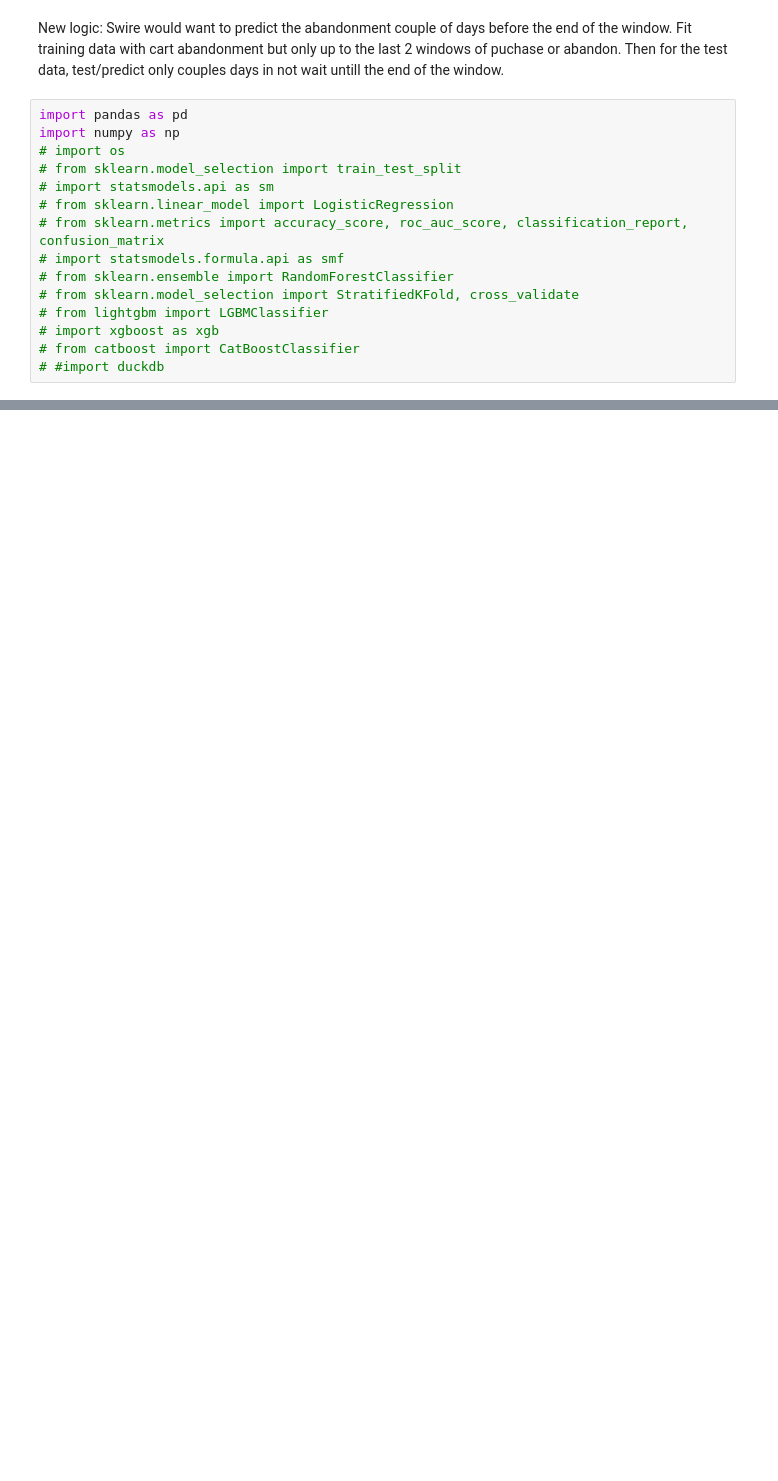
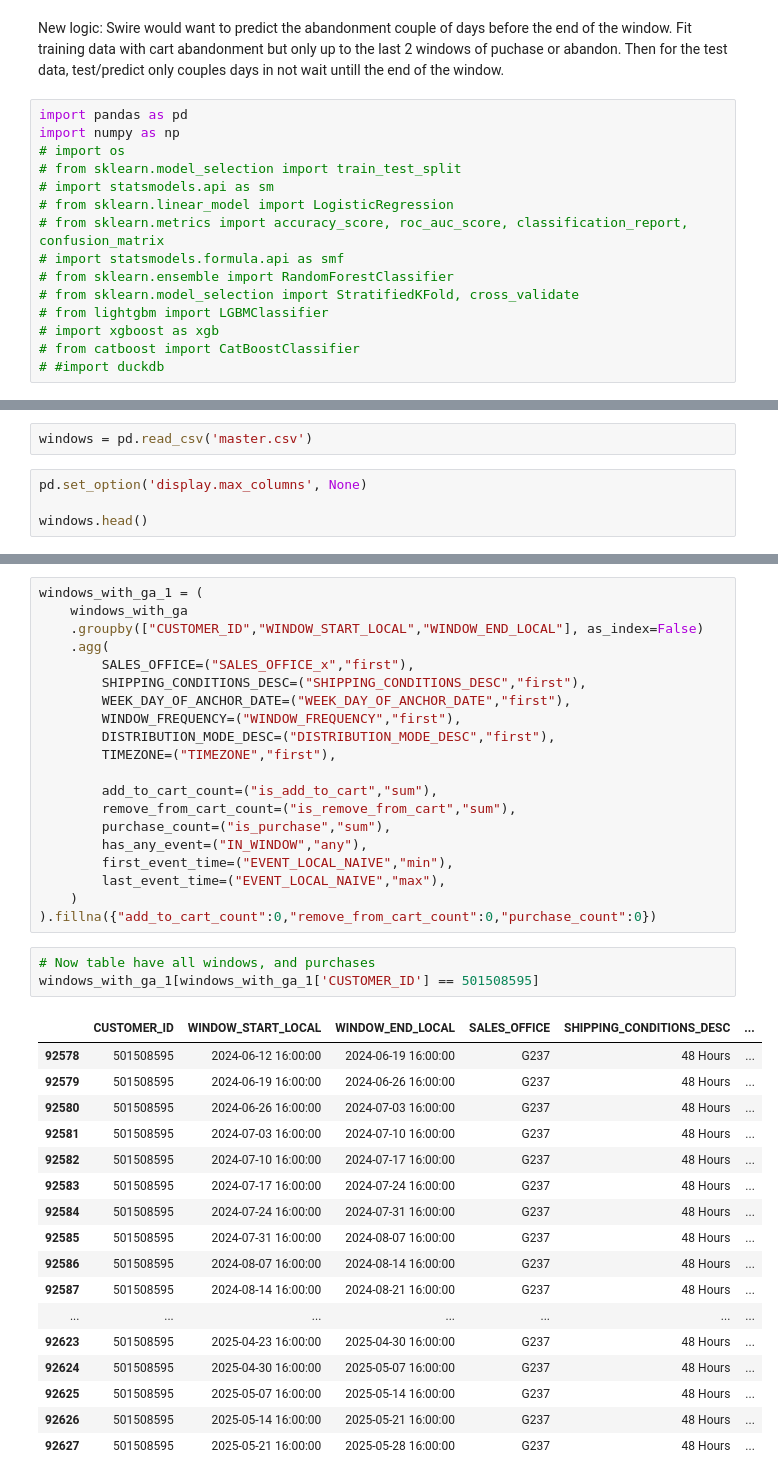
Before and after one commit to Hungagainagainagain/Swire-Cocacola-Capstone, a Jupyter notebook: modeling_new_logic.ipynb, the cells around one changed output, grey strips where cells are left out. Drawn from its saved outputs; the diff is of its cells as text; blank space fills up the shorter version.

```diff
--- a/modeling_new_logic.ipynb
+++ b/modeling_new_logic.ipynb
@@ -31,0 +127,6 @@ final_with_ga.head()
+# %%
+windows = pd.read_csv('master.csv')
+# %%
+pd.set_option('display.max_columns', None)
+
+windows.head()
@@ -31,0 +192,41 @@ final_with_ga.head()
+# %%
+windows_with_ga_1 = (
+    windows_with_ga
+    .groupby(["CUSTOMER_ID","WINDOW_START_LOCAL","WINDOW_END_LOCAL"], as_index=False)
+    .agg(
+        SALES_OFFICE=("SALES_OFFICE_x","first"),
+        SHIPPING_CONDITIONS_DESC=("SHIPPING_CONDITIONS_DESC","first"),
+        WEEK_DAY_OF_ANCHOR_DATE=("WEEK_DAY_OF_ANCHOR_DATE","first"),
+        WINDOW_FREQUENCY=("WINDOW_FREQUENCY","first"),
+        DISTRIBUTION_MODE_DESC=("DISTRIBUTION_MODE_DESC","first"),
+        TIMEZONE=("TIMEZONE","first"),
+
+        add_to_cart_count=("is_add_to_cart","sum"),
+        remove_from_cart_count=("is_remove_from_cart","sum"),
+        purchase_count=("is_purchase","sum"),
+        has_any_event=("IN_WINDOW","any"),
+        first_event_time=("EVENT_LOCAL_NAIVE","min"),
+        last_event_time=("EVENT_LOCAL_NAIVE","max"),
+    )
+).fillna({"add_to_cart_count":0,"remove_from_cart_count":0,"purchase_count":0})
+# %%
+# Now table have all windows, and purchases
+windows_with_ga_1[windows_with_ga_1['CUSTOMER_ID'] == 501508595]
+# %% [output]
+|  | CUSTOMER_ID | WINDOW_START_LOCAL | WINDOW_END_LOCAL | SALES_OFFICE | SHIPPING_CONDITIONS_DESC | ... |
+| 92578 | 501508595 | 2024-06-12 16:00:00 | 2024-06-19 16:00:00 | G237 | 48 Hours | ... |
+| 92579 | 501508595 | 2024-06-19 16:00:00 | 2024-06-26 16:00:00 | G237 | 48 Hours | ... |
+| 92580 | 501508595 | 2024-06-26 16:00:00 | 2024-07-03 16:00:00 | G237 | 48 Hours | ... |
+| 92581 | 501508595 | 2024-07-03 16:00:00 | 2024-07-10 16:00:00 | G237 | 48 Hours | ... |
+| 92582 | 501508595 | 2024-07-10 16:00:00 | 2024-07-17 16:00:00 | G237 | 48 Hours | ... |
+| 92583 | 501508595 | 2024-07-17 16:00:00 | 2024-07-24 16:00:00 | G237 | 48 Hours | ... |
+| 92584 | 501508595 | 2024-07-24 16:00:00 | 2024-07-31 16:00:00 | G237 | 48 Hours | ... |
+| 92585 | 501508595 | 2024-07-31 16:00:00 | 2024-08-07 16:00:00 | G237 | 48 Hours | ... |
+| 92586 | 501508595 | 2024-08-07 16:00:00 | 2024-08-14 16:00:00 | G237 | 48 Hours | ... |
+| 92587 | 501508595 | 2024-08-14 16:00:00 | 2024-08-21 16:00:00 | G237 | 48 Hours | ... |
+| ... | ... | ... | ... | ... | ... | ... |
+| 92623 | 501508595 | 2025-04-23 16:00:00 | 2025-04-30 16:00:00 | G237 | 48 Hours | ... |
+| 92624 | 501508595 | 2025-04-30 16:00:00 | 2025-05-07 16:00:00 | G237 | 48 Hours | ... |
+| 92625 | 501508595 | 2025-05-07 16:00:00 | 2025-05-14 16:00:00 | G237 | 48 Hours | ... |
+| 92626 | 501508595 | 2025-05-14 16:00:00 | 2025-05-21 16:00:00 | G237 | 48 Hours | ... |
+| 92627 | 501508595 | 2025-05-21 16:00:00 | 2025-05-28 16:00:00 | G237 | 48 Hours | ... |
```
Also changed, not shown: parts of 10 cells of this notebook, 1 other file.
